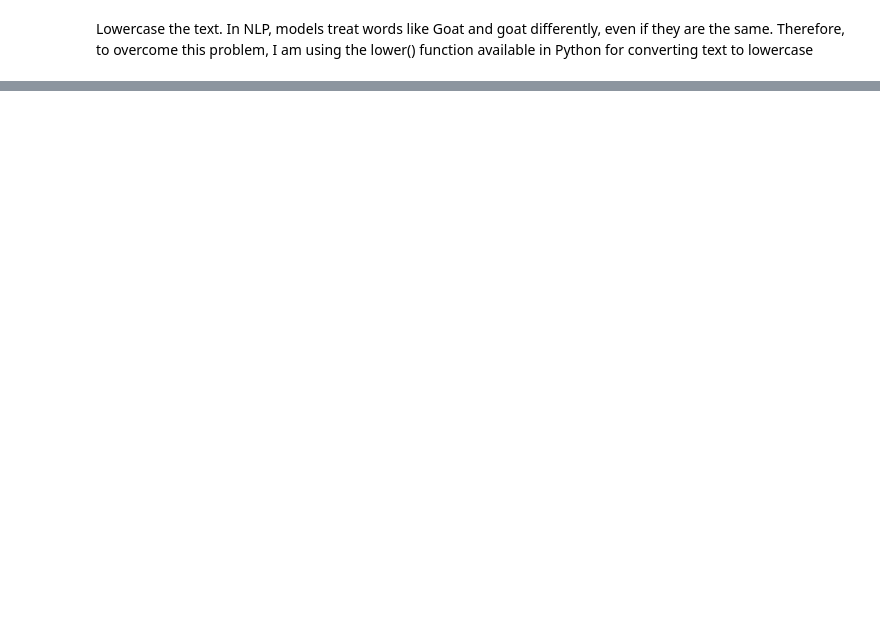
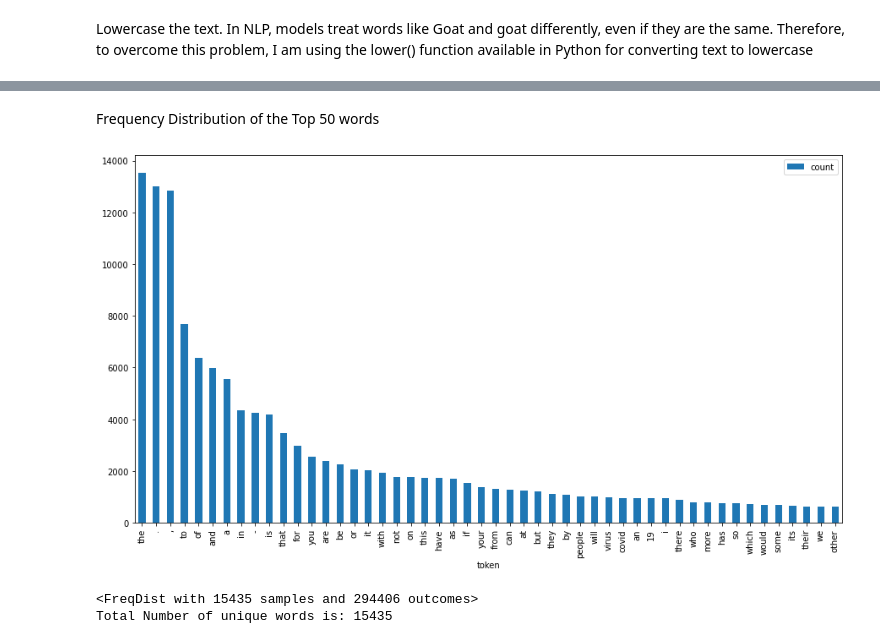
Before and after one commit to suhaillala/COVID_QA_Project, a Jupyter notebook: Project.ipynb, the cells around one changed output, grey strips where cells are left out. Cells and saved outputs as stored; diff of their text form; code cells hidden in the pictures; blank space fills up the shorter version.

```diff
--- a/Project.ipynb
+++ b/Project.ipynb
@@ -209,0 +190,8 @@ Number of Unique words: 14594
+# %%
+def preprocess(ReviewText):
+    ReviewText = ReviewText.replace("'", "")
+    ReviewText = ReviewText.replace("\"", "")
+    ReviewText = ReviewText.replace('\n', ' ')
+    #ReviewText = re.sub('http[s]?://\S+', '', ReviewText)
+    ReviewText= re.sub( '[^a-zA-Z0-9.,-]', ' ', ReviewText)
+    return ReviewText
@@ -234,2 +315,22 @@ Also, since we are interested in generating a complete correct answer column, we
+# %% [markdown]
+Frequency Distribution of the Top 50 words
+# %%
+# convert list of tuples into data frame
+freq_df = pd.DataFrame.from_records(Counter(word_tokens).most_common(50),
+                                    columns=['token', 'count'])
+
+# create bar plot
+freq_df.plot(kind='bar', x='token', figsize=(15,8));
+# %% [output]
+[figure, added]
+# %%
+# Freq of words
+freqDist = FreqDist(word_tokens)
+print(freqDist)
+unique_words = freqDist.keys()
+print("Total Number of unique words is:", len(unique_words))
+# %% [output]
+<FreqDist with 15435 samples and 294406 outcomes>
+Total Number of unique words is: 15435
 # %%
 # Add padding to sentences
```
Also changed, not shown: parts of 39 cells of this notebook.
